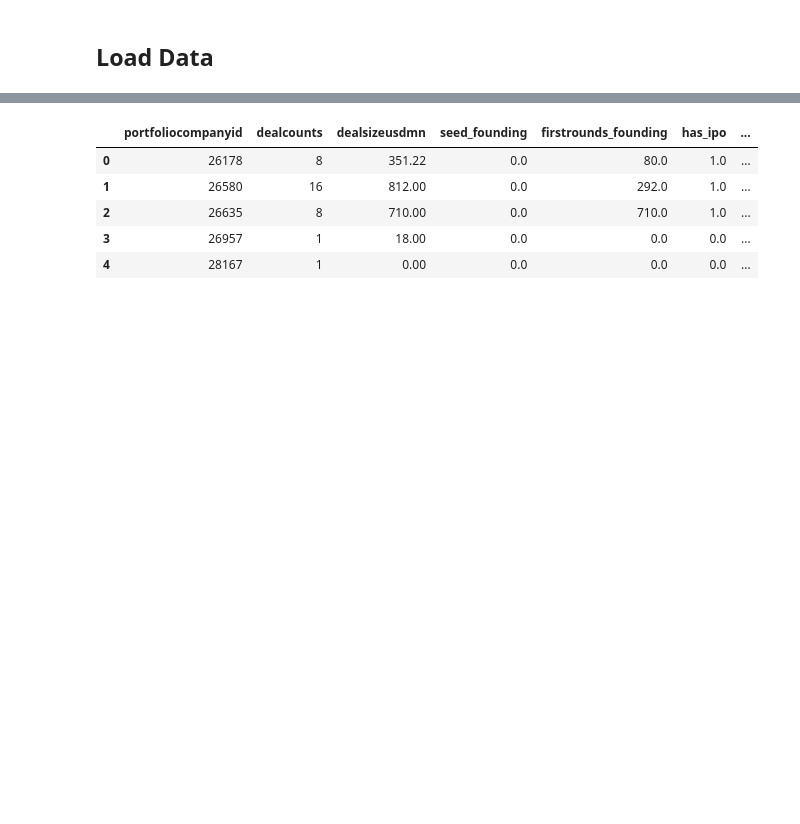
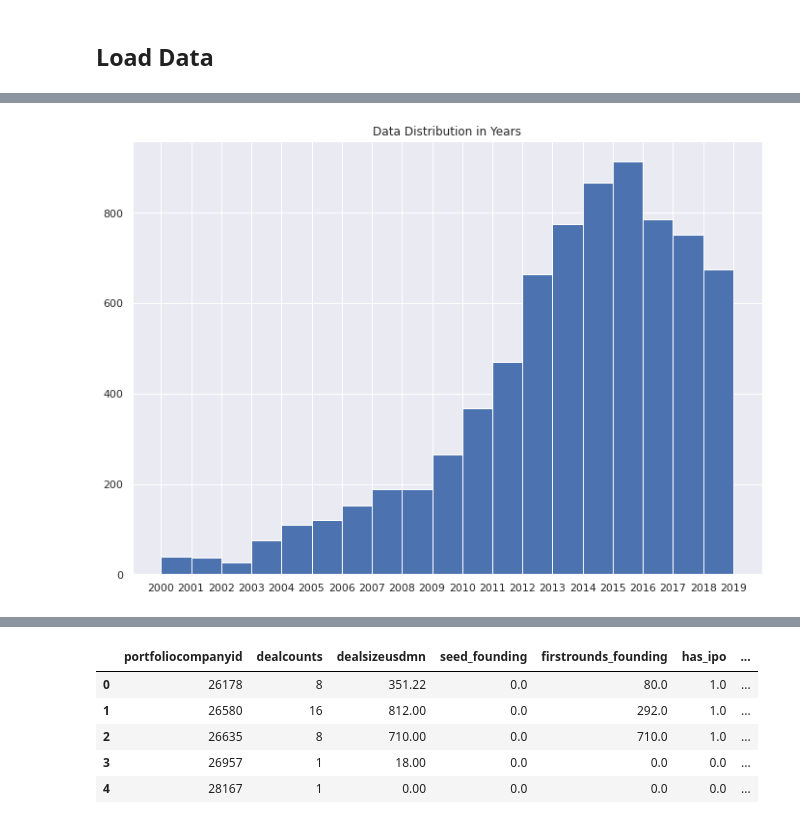
Before and after one commit to derekcoding1/StartupStrategy, a Jupyter notebook: Notebooks/Prediction/linear_regression.ipynb, the cells around one changed output, grey strips where cells are left out. Saved outputs shown, nothing was run; the diff lists cells and outputs as text; code cells hidden in the pictures; blank space fills up the shorter version.

```diff
--- a/Notebooks/Prediction/linear_regression.ipynb
+++ b/Notebooks/Prediction/linear_regression.ipynb
@@ -19,2 +19,6 @@ score_tfidf = pd.read_csv("/content/drive/MyDrive/Capstone Shared Docs/strategy
 score_word2vec = pd.read_csv("/content/drive/MyDrive/Capstone Shared Docs/strategy score/word2_vec_2011.csv")
 score_BERT = pd.read_csv("/content/drive/MyDrive/Capstone Shared Docs/strategy score/BERT_2011.csv")
+# %%
+tfidf_all = pd.read_csv("/content/drive/MyDrive/Capstone Shared Docs/strategy score/tfidf_all_years.csv")
+# %%
+tfidf_all_select = tfidf_all[["compid", "name","Strat_score","score_year","incyear","portfoliocompanycity","portfoliocompanystatecounty"]]
@@ -20,0 +51,6 @@ score_BERT = pd.read_csv("/content/drive/MyDrive/Capstone Shared Docs/strategy s
+# %%
+tfidf_all_select.score_year.hist(bins = range(2000,2020))
+plt.xticks(range(2000,2020))
+plt.title("Data Distribution in Years");
+# %% [output]
+[figure, added]
```
Also changed, not shown: parts of 29 cells of this notebook, 1 other file.
